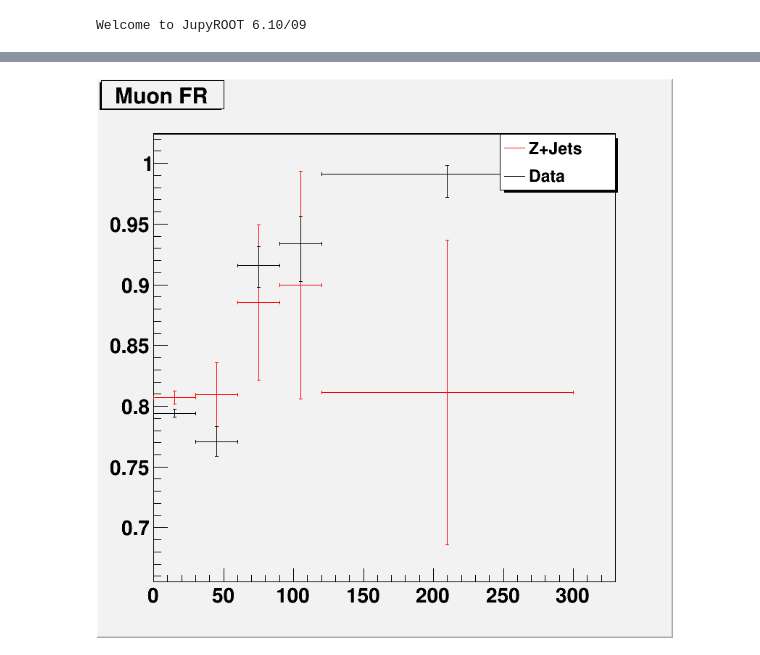
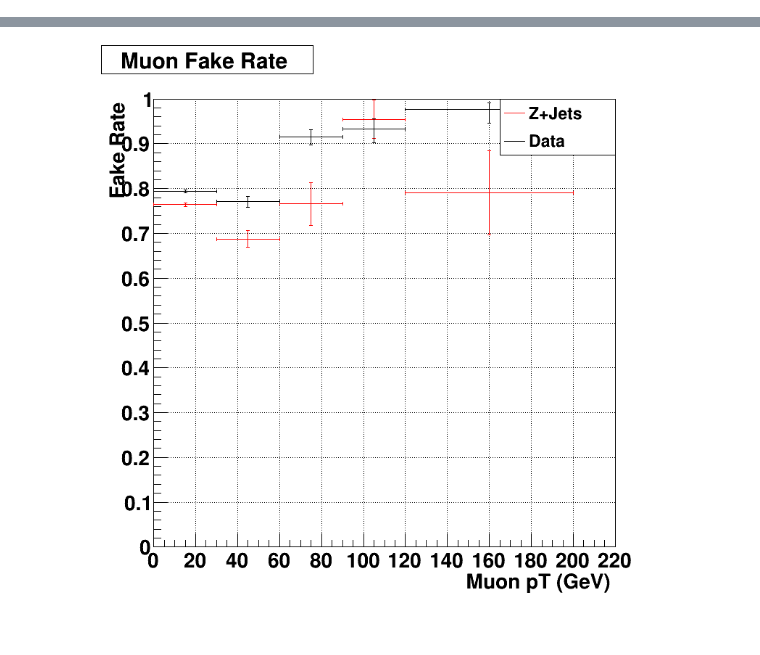
Before and after one commit to psiddire/UWHiggs, a Jupyter notebook: mmm/fakerate.ipynb, the cells around one changed output, grey strips where cells are left out. Saved outputs shown, nothing was run; the diff lists cells and outputs as text; code cells hidden in the pictures.

```diff
--- a/mmm/fakerate.ipynb
+++ b/mmm/fakerate.ipynb
@@ -1,24 +1,33 @@
 # %%
 import os
 from sys import argv, stdout, stderr
-from ROOT import TCanvas, TLegend, gROOT, TFile
+from ROOT import TCanvas, TLegend, gROOT, TFile, TPad, gPad
 import sys
-gROOT.SetStyle("Default")
+gROOT.SetStyle("Plain")
 gROOT.SetBatch(True)
-# %% [output]
-Welcome to JupyROOT 6.10/09
 # %%
 canvas = TCanvas('canvas','canvas',800,800)
 legend = TLegend(0.7, 0.8, .9, .9)
-file = TFile('frMuonDY.root')
+grid = TPad("grid", "", 0, 0, 1, 1)
+grid.Draw();
+grid.cd();
+grid.SetGrid();
+grid.SetFillStyle(4000)
+file = TFile('frMuonPt.root')
 hdy = file.Get('dyfakerate')
-hdy.SetTitle('Muon FR')
 hdy.SetLineColor(632)
 hdata = file.Get('fakerate')
 legend.AddEntry(hdy, 'Z+Jets', 'l')
 legend.AddEntry(hdata, 'Data', 'l')
 hdy.Draw()
 hdata.Draw('SAME')
+gPad.Update()
+graph = hdy.GetPaintedGraph()
+hdy.SetTitle("Muon Fake Rate;  Muon pT (GeV); Fake Rate")
+graph.SetMinimum(0)
+graph.SetMaximum(1.0)
+gPad.Update()
 legend.Draw()
 canvas.Draw()
+canvas.SaveAs('MuonFRPt.png')
 # %% [output]
@@ -27 +38 @@ Info in <TEfficiency::GetEfficiencyErrorLow>: setting statistic option to kFNorm
-[figure, old version]
+[figure, new version]
```
Also changed, not shown: parts of 1 cell of this notebook, 14 other files.
